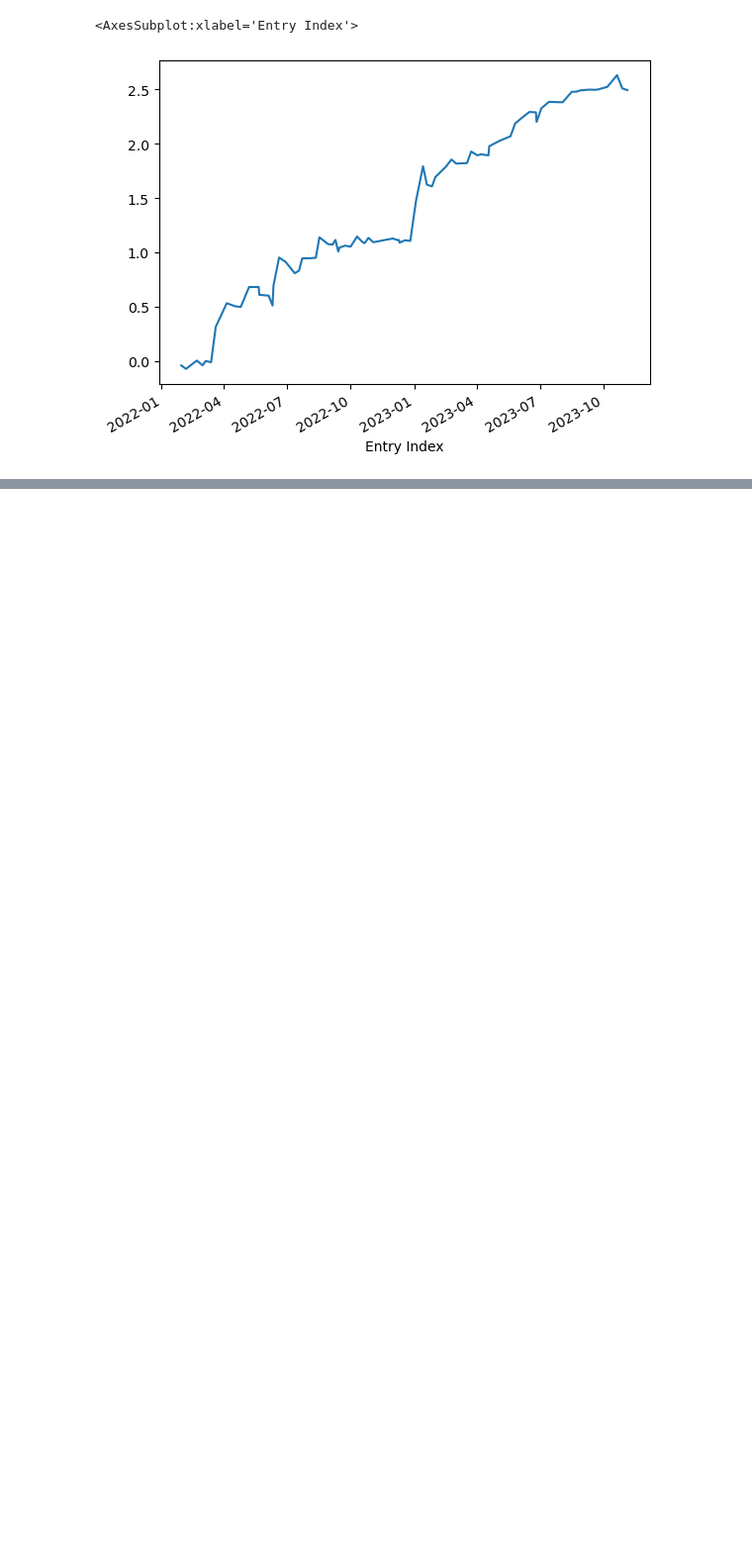
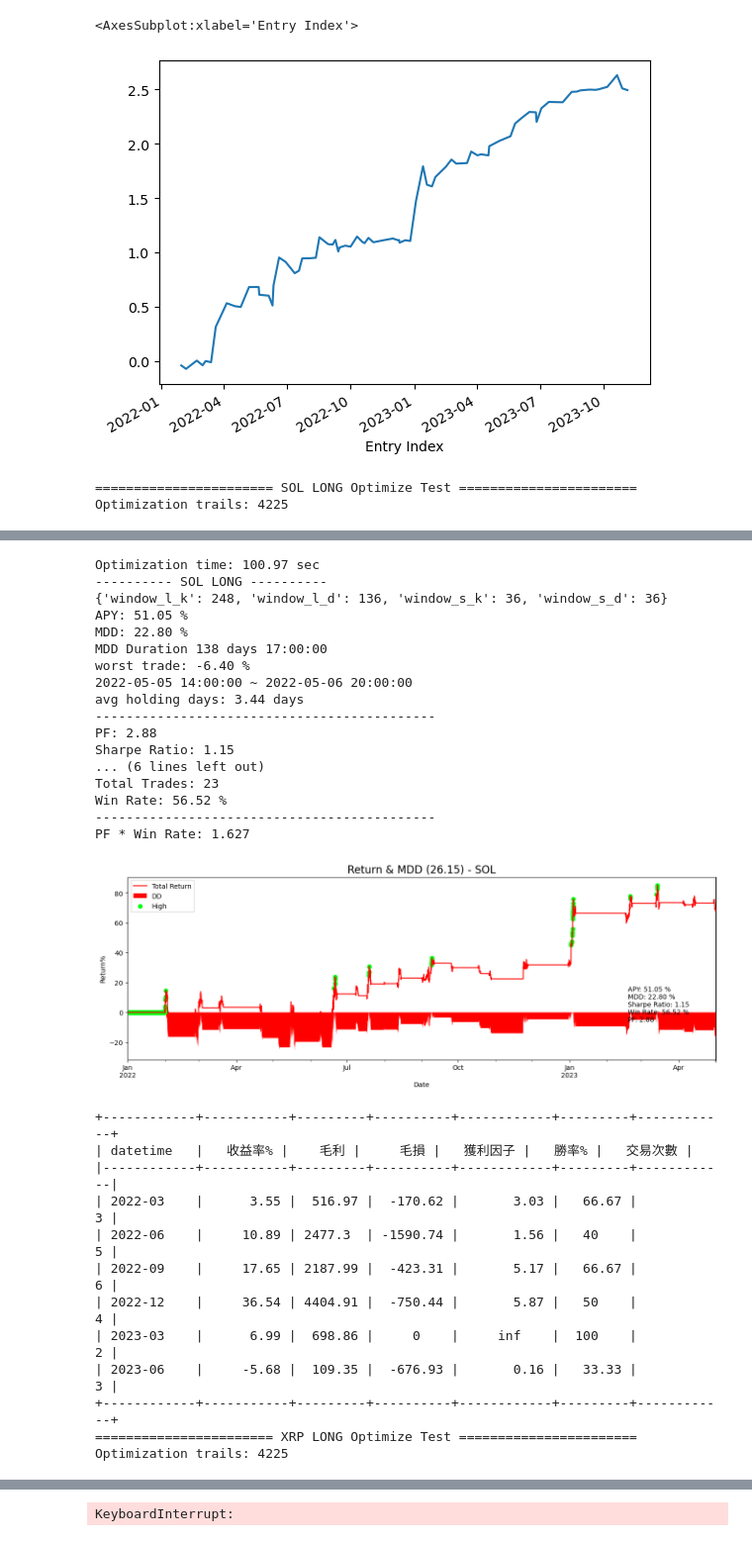
Before and after one commit to JohnsonHsiao/DC_capital_intern, a Jupyter notebook: strategy_research/CTA_TEST/Crypto/mom/bt_lab.ipynb, the cells around one changed output, grey strips where cells are left out. Shown at 99% size. Saved outputs shown, nothing was run; the diff lists cells and outputs as text; code cells hidden in the pictures; blank space fills up the shorter version.

```diff
--- a/strategy_research/CTA_TEST/Crypto/mom/bt_lab.ipynb
+++ b/strategy_research/CTA_TEST/Crypto/mom/bt_lab.ipynb
@@ -82,7 +82,7 @@ end ='2023-05-01'
 symbol_list = ['SOL','XRP']
 sample_sets = [[start,end]]
 
-for freq in ['5T','15T','30T','1h']:
+for freq in ['1h']:
     for direction in ['long']:
         params={
             'window_l_k': [36, 296, 4],
@@ -110,3 +110,6 @@ for freq in ['5T','15T','30T','1h']:
         trades, value_df = multi_test.multi_params_result(all_params)
         # multi_test.save_version_result(all_params,value_df,trades,1)
     print(f'-------------------{freq} is done----------------------')
+# %% [output]
+======================= SOL LONG Optimize Test =======================
+Optimization trails: 4225
@@ -112,0 +128,30 @@ for freq in ['5T','15T','30T','1h']:
+Optimization time: 100.97 sec
+---------- SOL LONG ----------
+{'window_l_k': 248, 'window_l_d': 136, 'window_s_k': 36, 'window_s_d': 36}
+APY: 51.05 %
+MDD: 22.80 %
+MDD Duration 138 days 17:00:00
+worst trade: -6.40 %
+2022-05-05 14:00:00 ~ 2022-05-06 20:00:00
+avg holding days: 3.44 days
+--------------------------------------------
+PF: 2.88
+Sharpe Ratio: 1.15
+... (6 lines left out)
+Total Trades: 23
+Win Rate: 56.52 %
+--------------------------------------------
+PF * Win Rate: 1.627
+[figure, added]
++------------+-----------+---------+----------+------------+---------+------------+
+| datetime   |   收益率% |    毛利 |     毛損 |   獲利因子 |   勝率% |   交易次數 |
+|------------+-----------+---------+----------+------------+---------+------------|
+| 2022-03    |      3.55 |  516.97 |  -170.62 |       3.03 |   66.67 |          3 |
+| 2022-06    |     10.89 | 2477.3  | -1590.74 |       1.56 |   40    |          5 |
+| 2022-09    |     17.65 | 2187.99 |  -423.31 |       5.17 |   66.67 |          6 |
+| 2022-12    |     36.54 | 4404.91 |  -750.44 |       5.87 |   50    |          4 |
+| 2023-03    |      6.99 |  698.86 |     0    |     inf    |  100    |          2 |
+| 2023-06    |     -5.68 |  109.35 |  -676.93 |       0.16 |   33.33 |          3 |
++------------+-----------+---------+----------+------------+---------+------------+
+======================= XRP LONG Optimize Test =======================
+Optimization trails: 4225
@@ -112,0 +163 @@ for freq in ['5T','15T','30T','1h']:
+KeyboardInterrupt:
```
Also changed, not shown: parts of 2 cells of this notebook, 18 other files.
